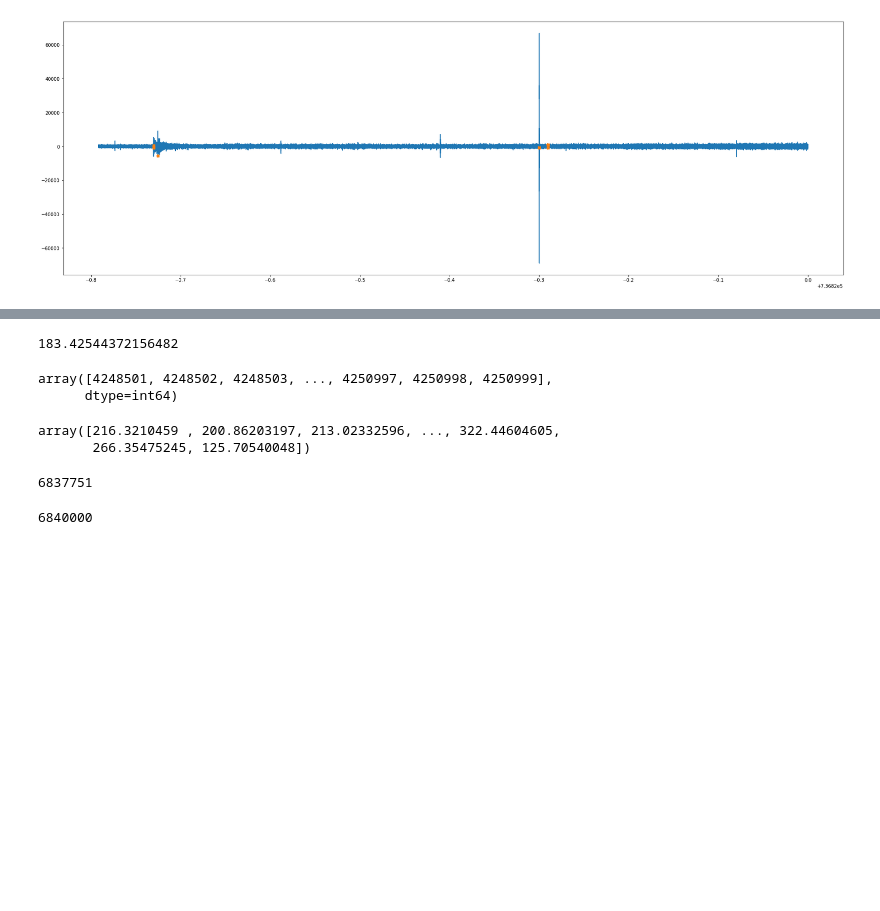
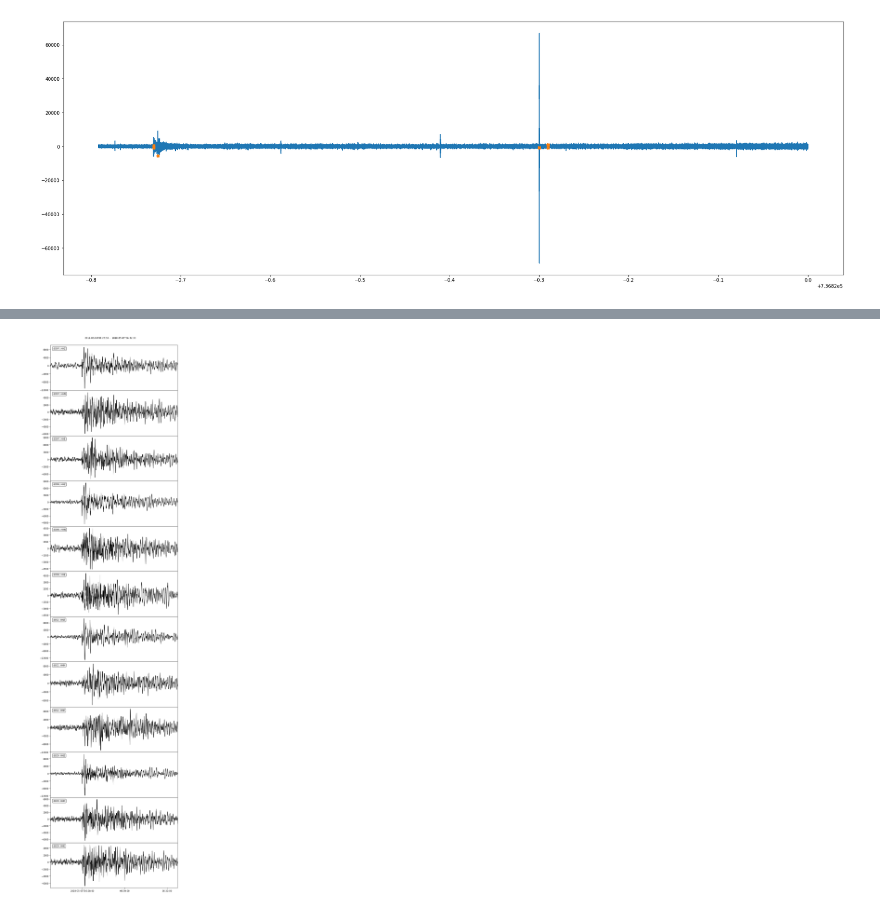
Before and after one commit to asergeev95/obspy_data_processing, a Jupyter notebook: OBSPY/data_stitching.ipynb, the cells around one changed output, grey strips where cells are left out. Saved outputs shown, nothing was run; the diff lists cells and outputs as text; code cells hidden in the pictures; blank space fills up the shorter version.

```diff
--- a/OBSPY/data_stitching.ipynb
+++ b/OBSPY/data_stitching.ipynb
@@ -183,22 +199,4 @@ t1_times[indexes][10]
-# %%
-t1_data[indexes][10]
-# %% [output]
-183.42544372156482
-# %%
-indexes
-# %% [output]
-array([4248501, 4248502, 4248503, ..., 4250997, 4250998, 4250999],
-      dtype=int64)
-# %%
-t1_data[indexes]
-# %% [output]
-array([216.3210459 , 200.86203197, 213.02332596, ..., 322.44604605,
-       266.35475245, 125.70540048])
-# %%
-len(x_av)
-# %% [output]
-6837751
-# %%
-len(t1_data)
-# %% [output]
-6840000
+# %%
+station_data.plot(equal_scale=False, starttime=UTCDateTime('2018-05-05T06:26:30'), endtime=UTCDateTime('2018-05-05T06:32:30'))
+# %% [output]
+[figure, added]
```
Also changed, not shown: parts of 14 cells of this notebook.
